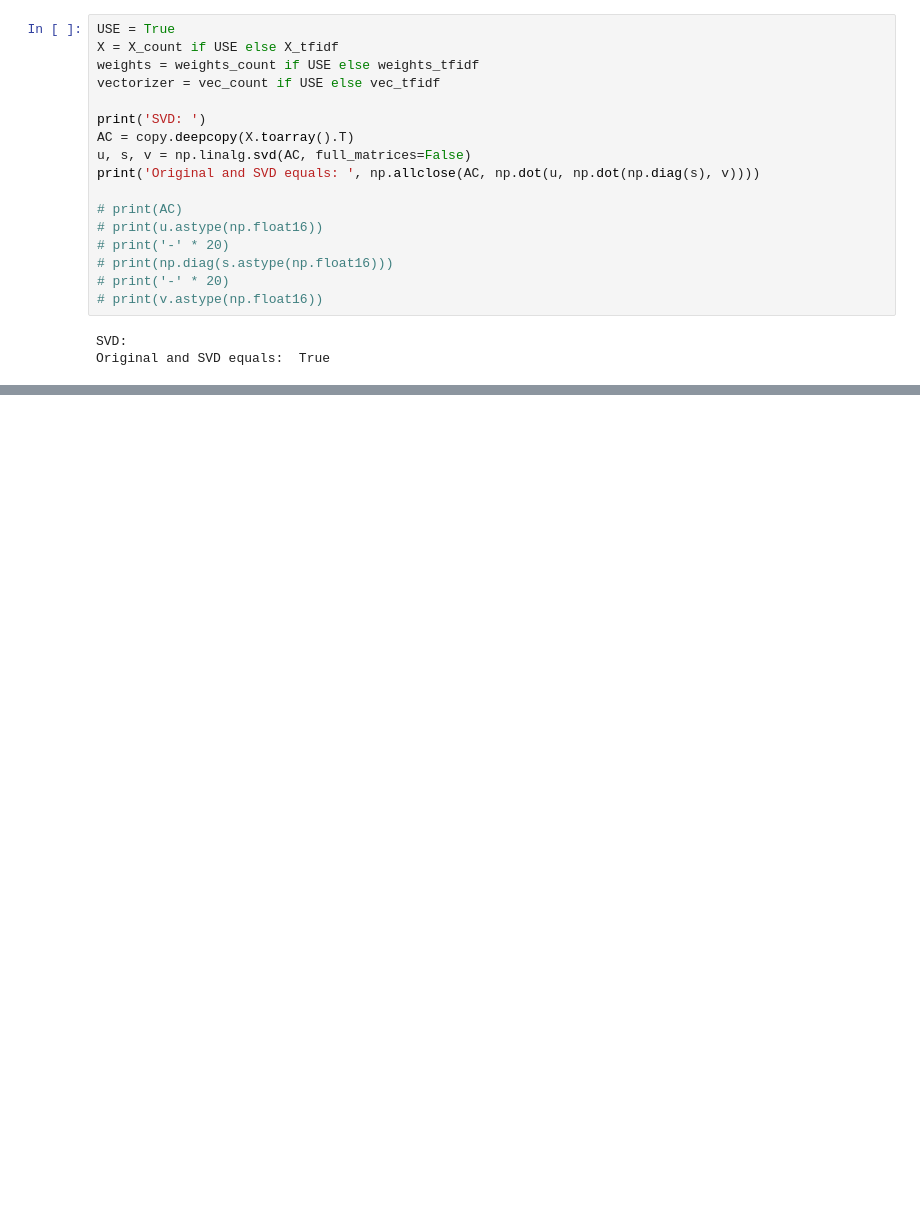
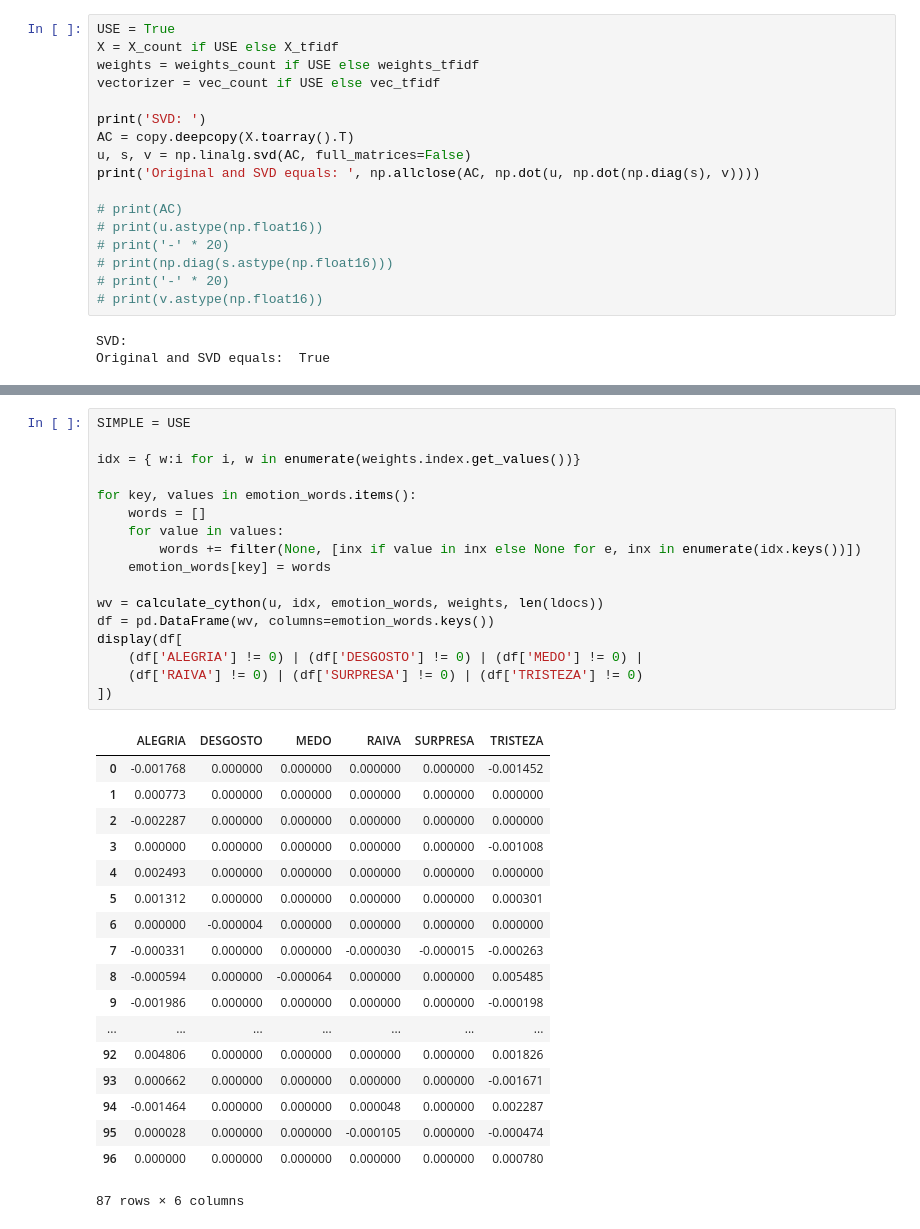
Before and after one commit to rdenadai/TxtP-Study-Notebooks, a Jupyter notebook: notebooks/text_classification_example.ipynb, the cells around one changed output, grey strips where cells are left out. Drawn from its saved outputs; the diff is of its cells as text; blank space fills up the shorter version.

```diff
--- a/notebooks/text_classification_example.ipynb
+++ b/notebooks/text_classification_example.ipynb
@@ -617,0 +648,36 @@ display(df[
+# %%
+SIMPLE = USE
+
+idx = { w:i for i, w in enumerate(weights.index.get_values())}
+
+for key, values in emotion_words.items():
+    words = []
+    for value in values:
+        words += filter(None, [inx if value in inx else None for e, inx in enumerate(idx.keys())])
+    emotion_words[key] = words
+
+wv = calculate_cython(u, idx, emotion_words, weights, len(ldocs))
+df = pd.DataFrame(wv, columns=emotion_words.keys())
+display(df[
+    (df['ALEGRIA'] != 0) | (df['DESGOSTO'] != 0) | (df['MEDO'] != 0) |
+    (df['RAIVA'] != 0) | (df['SURPRESA'] != 0) | (df['TRISTEZA'] != 0)
+])
+# %% [output]
+|  | ALEGRIA | DESGOSTO | MEDO | RAIVA | SURPRESA | TRISTEZA |
+| 0 | -0.001768 | 0.000000 | 0.000000 | 0.000000 | 0.000000 | -0.001452 |
+| 1 | 0.000773 | 0.000000 | 0.000000 | 0.000000 | 0.000000 | 0.000000 |
+| 2 | -0.002287 | 0.000000 | 0.000000 | 0.000000 | 0.000000 | 0.000000 |
+| 3 | 0.000000 | 0.000000 | 0.000000 | 0.000000 | 0.000000 | -0.001008 |
+| 4 | 0.002493 | 0.000000 | 0.000000 | 0.000000 | 0.000000 | 0.000000 |
+| 5 | 0.001312 | 0.000000 | 0.000000 | 0.000000 | 0.000000 | 0.000301 |
+| 6 | 0.000000 | -0.000004 | 0.000000 | 0.000000 | 0.000000 | 0.000000 |
+| 7 | -0.000331 | 0.000000 | 0.000000 | -0.000030 | -0.000015 | -0.000263 |
+| 8 | -0.000594 | 0.000000 | -0.000064 | 0.000000 | 0.000000 | 0.005485 |
+| 9 | -0.001986 | 0.000000 | 0.000000 | 0.000000 | 0.000000 | -0.000198 |
+| ... | ... | ... | ... | ... | ... | ... |
+| 92 | 0.004806 | 0.000000 | 0.000000 | 0.000000 | 0.000000 | 0.001826 |
+| 93 | 0.000662 | 0.000000 | 0.000000 | 0.000000 | 0.000000 | -0.001671 |
+| 94 | -0.001464 | 0.000000 | 0.000000 | 0.000048 | 0.000000 | 0.002287 |
+| 95 | 0.000028 | 0.000000 | 0.000000 | -0.000105 | 0.000000 | -0.000474 |
+| 96 | 0.000000 | 0.000000 | 0.000000 | 0.000000 | 0.000000 | 0.000780 |
+87 rows × 6 columns
```
Also changed, not shown: parts of 20 cells of this notebook.
